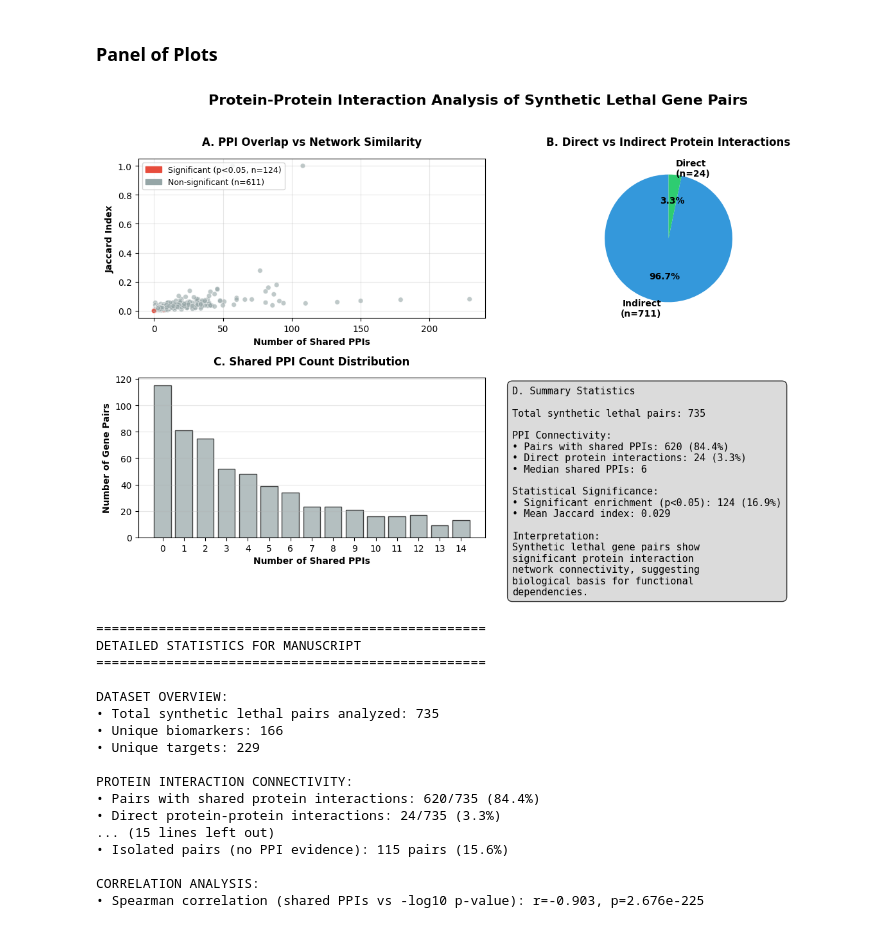
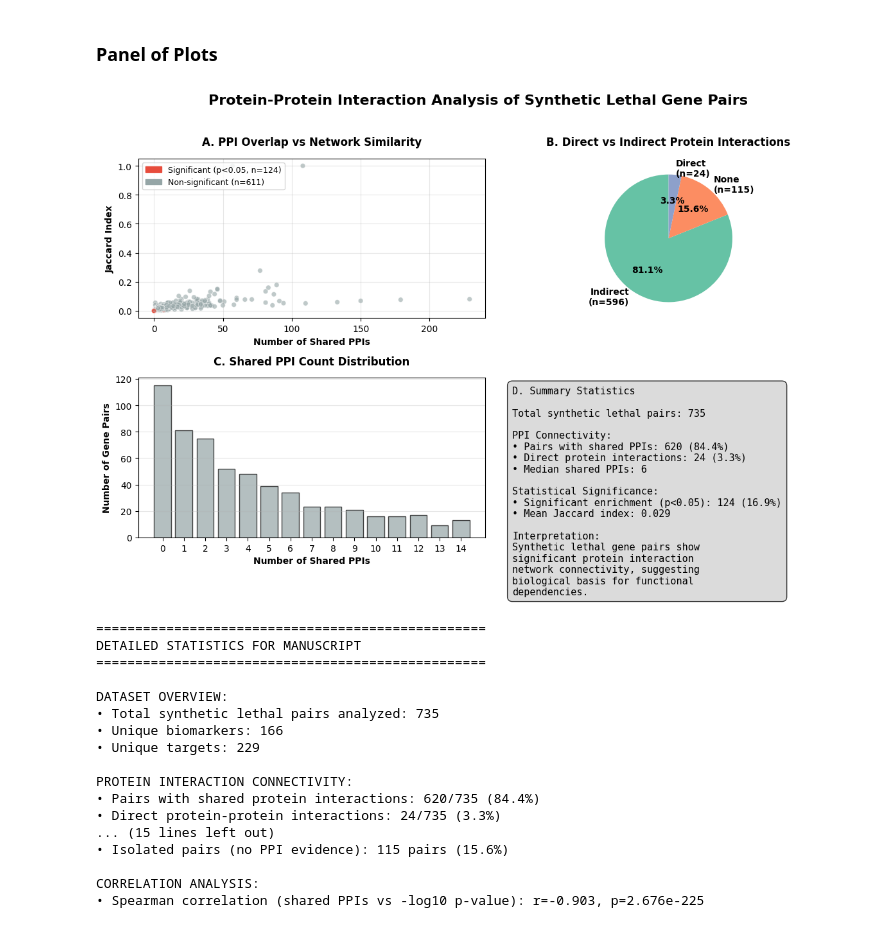
Before and after one commit to faith-ogun/bioslate-hgsoc-core, a Jupyter notebook: notebooks/fet_ppi_overlap_biomarker_query_representative.ipynb, the cells around one changed output. Saved outputs shown, nothing was run; the diff lists cells and outputs as text; code cells hidden in the pictures.

```diff
--- a/notebooks/fet_ppi_overlap_biomarker_query_representative.ipynb
+++ b/notebooks/fet_ppi_overlap_biomarker_query_representative.ipynb
@@ -345,13 +346,25 @@ nonsig_patch = mpatches.Patch(color=colors['nonsignificant'], label=f'Non-signif
 ax1.legend(handles=[sig_patch, nonsig_patch], loc='upper left', fontsize=9)
 
 # Panel B: Direct vs Indirect Interactions
+df['interaction_type'] = 'None'
+df.loc[df['interact'] == True, 'interaction_type'] = 'Direct'
+df.loc[(df['interact'] == False) & (df['n_shared_ppi'] > 0), 'interaction_type'] = 'Indirect'
+
+interaction_counts = df['interaction_type'].value_counts()
+
 ax2 = plt.subplot(2, 2, 2)
-interaction_counts = df['interact'].value_counts()
-colors_pie = [colors['indirect'], colors['direct']]
-labels = [f'Indirect\n(n={interaction_counts[False]})', f'Direct\n(n={interaction_counts[True]})']
-wedges, texts, autotexts = ax2.pie([interaction_counts[False], interaction_counts[True]],
-                                  colors=colors_pie, labels=labels, autopct='%1.1f%%',
-                                  startangle=90, textprops={'fontweight': 'bold'})
+colors_pie = ['#66c2a5', '#fc8d62', '#8da0cb']  # indirect, direct, none
+labels = [f'{cat}\n(n={count})' for cat, count in interaction_counts.items()]
+
+wedges, texts, autotexts = ax2.pie(
+    interaction_counts,
+    colors=colors_pie,
+    labels=labels,
+    autopct='%1.1f%%',
+    startangle=90,
+    textprops={'fontweight': 'bold'}
+)
+
 ax2.set_title('B. Direct vs Indirect Protein Interactions', fontweight='bold', pad=15)
 
 # Panel C: Shared PPI Distribution
@@ -428,34 +441,34 @@ print(f"• Unique targets: {df['TargetGene_HGNC'].nunique()}")
 print(f"\nPROTEIN INTERACTION CONNECTIVITY:")
 print(f"• Pairs with shared protein interactions: {(df['n_shared_ppi'] > 0).sum():,}/{len(df):,} ({(df['n_shared_ppi'] > 0).sum()/len(df)*100:.1f}%)")
 print(f"• Direct protein-protein interactions: {df['interact'].sum()}/{len(df):,} ({df['interact'].sum()/len(df)*100:.1f}%)")
 print(f"• Median shared PPIs (excluding zero): {df[df['n_shared_ppi'] > 0]['n_shared_ppi'].median():.0f}")
 print(f"• Maximum shared PPIs: {df['n_shared_ppi'].max()}")
 
 print(f"\nNETWORK SIMILARITY:")
 jaccard_nonzero = df[df['shared_ppi_jaccard_idx'] > 0]['shared_ppi_jaccard_idx']
 print(f"• Mean Jaccard index (excluding zero): {jaccard_nonzero.mean():.4f}")
 print(f"• Median Jaccard index (excluding zero): {jaccard_nonzero.median():.4f}")
 print(f"• Maximum Jaccard index: {df['shared_ppi_jaccard_idx'].max():.4f}")
 
 print(f"\nSTATISTICAL SIGNIFICANCE:")
 valid_fet = df['fet_ppi_overlap'][df['fet_ppi_overlap'] > 0]
 significant_fet = valid_fet[valid_fet < 0.05]
 print(f"• Significant FET enrichment (p<0.05): {len(significant_fet)}/{len(valid_fet)} ({len(significant_fet)/len(valid_fet)*100:.1f}%)")
 print(f"• Highly significant (p<0.01): {(valid_fet < 0.01).sum()}/{len(valid_fet)} ({(valid_fet < 0.01).sum()/len(valid_fet)*100:.1f}%)")
 print(f"• Bonferroni significant (p<{0.05/len(df):.2e}): {(valid_fet < 0.05/len(df)).sum()}")
 
 print(f"\nBIOLOGICAL INTERPRETATION:")
 print(f"• Network-mediated relationships: {((df['n_shared_ppi'] > 0) & (~df['interact'])).sum()} pairs")
 print(f"• Isolated pairs (no PPI evidence): {(df['n_shared_ppi'] == 0).sum()} pairs ({(df['n_shared_ppi'] == 0).sum()/len(df)*100:.1f}%)")
 
 # Calculate correlation between metrics
 valid_pairs = df[(df['n_shared_ppi'] > 0) & (df['fet_ppi_overlap'] > 0)]
 if len(valid_pairs) > 0:
     corr_coef, corr_p = spearmanr(valid_pairs['n_shared_ppi'], -np.log10(valid_pairs['fet_ppi_overlap']))
     print(f"\nCORRELATION ANALYSIS:")
     print(f"• Spearman correlation (shared PPIs vs -log10 p-value): r={corr_coef:.3f}, p={corr_p:.3e}")
 # %% [output]
-[figure, old version]
+[figure, new version]
 ==================================================
 DETAILED STATISTICS FOR MANUSCRIPT
 ==================================================
```
Also changed, not shown: parts of 1 cell of this notebook, 4 other files.
